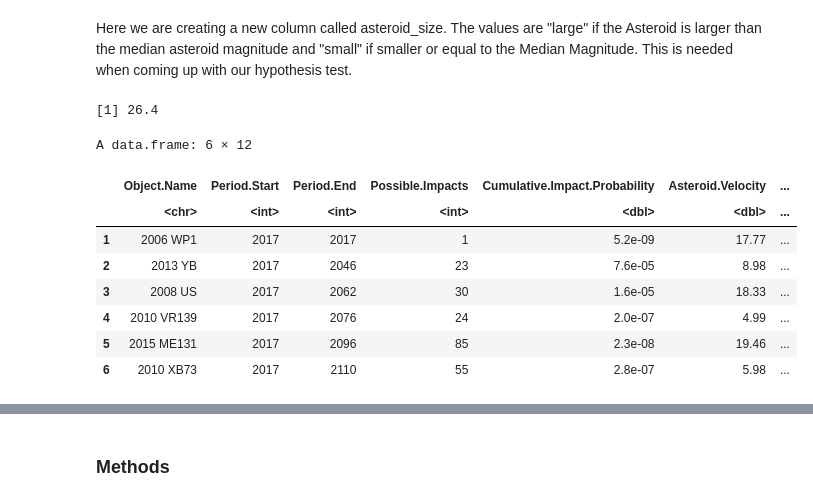
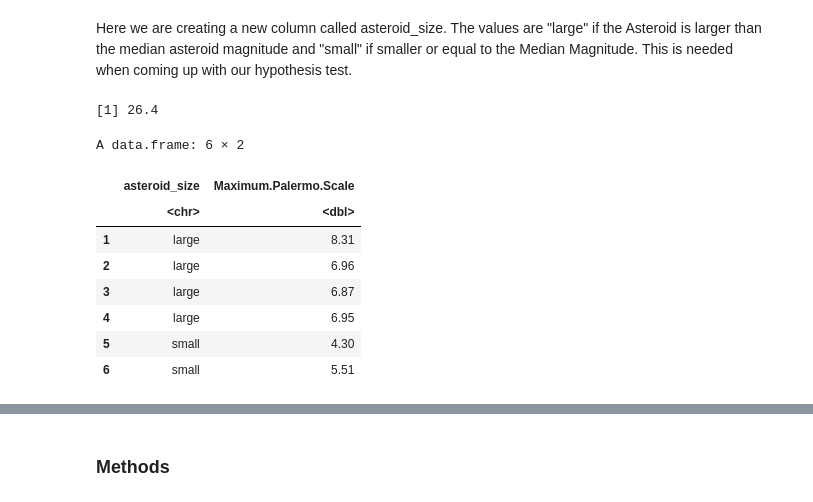
Before and after one commit to arulh/STAT-201-project, a Jupyter notebook: Asteroids.ipynb, the cells around one changed output, grey strips where cells are left out. Saved outputs shown, nothing was run; the diff lists cells and outputs as text; code cells hidden in the pictures.

```diff
--- a/Asteroids.ipynb
+++ b/Asteroids.ipynb
@@ -43,22 +32,24 @@ Here we are creating a new column called asteroid_size. The values are "large" i
 # %%
 median_magnitude <- median(df$Asteroid.Magnitude)
 median_magnitude
 
 df <- df %>%
-    mutate(asteroid_size = if_else(df$Asteroid.Magnitude > median_magnitude, 'large', 'small'))
+    mutate(asteroid_size = if_else(df$Asteroid.Magnitude > median_magnitude, 'large', 'small')) %>%
+    mutate(Maximum.Palermo.Scale = abs(Maximum.Palermo.Scale)) %>%
+    select(asteroid_size, Maximum.Palermo.Scale)
 
 head(df)
 # %% [output]
 [1] 26.4
-A data.frame: 6 × 12
+A data.frame: 6 × 2
-|  | Object.Name | Period.Start | Period.End | Possible.Impacts | Cumulative.Impact.Probability | Asteroid.Velocity | ... |
-|  | <chr> | <int> | <int> | <int> | <dbl> | <dbl> | ... |
-| 1 | 2006 WP1 | 2017 | 2017 | 1 | 5.2e-09 | 17.77 | ... |
-| 2 | 2013 YB | 2017 | 2046 | 23 | 7.6e-05 | 8.98 | ... |
-| 3 | 2008 US | 2017 | 2062 | 30 | 1.6e-05 | 18.33 | ... |
-| 4 | 2010 VR139 | 2017 | 2076 | 24 | 2.0e-07 | 4.99 | ... |
-| 5 | 2015 ME131 | 2017 | 2096 | 85 | 2.3e-08 | 19.46 | ... |
-| 6 | 2010 XB73 | 2017 | 2110 | 55 | 2.8e-07 | 5.98 | ... |
+|  | asteroid_size | Maximum.Palermo.Scale |
+|  | <chr> | <dbl> |
+| 1 | large | 8.31 |
+| 2 | large | 6.96 |
+| 3 | large | 6.87 |
+| 4 | large | 6.95 |
+| 5 | small | 4.30 |
+| 6 | small | 5.51 |
 # %%
 ### Getting Location and Scale Parameters
 # %%
```
Also changed, not shown: parts of 18 cells of this notebook.
